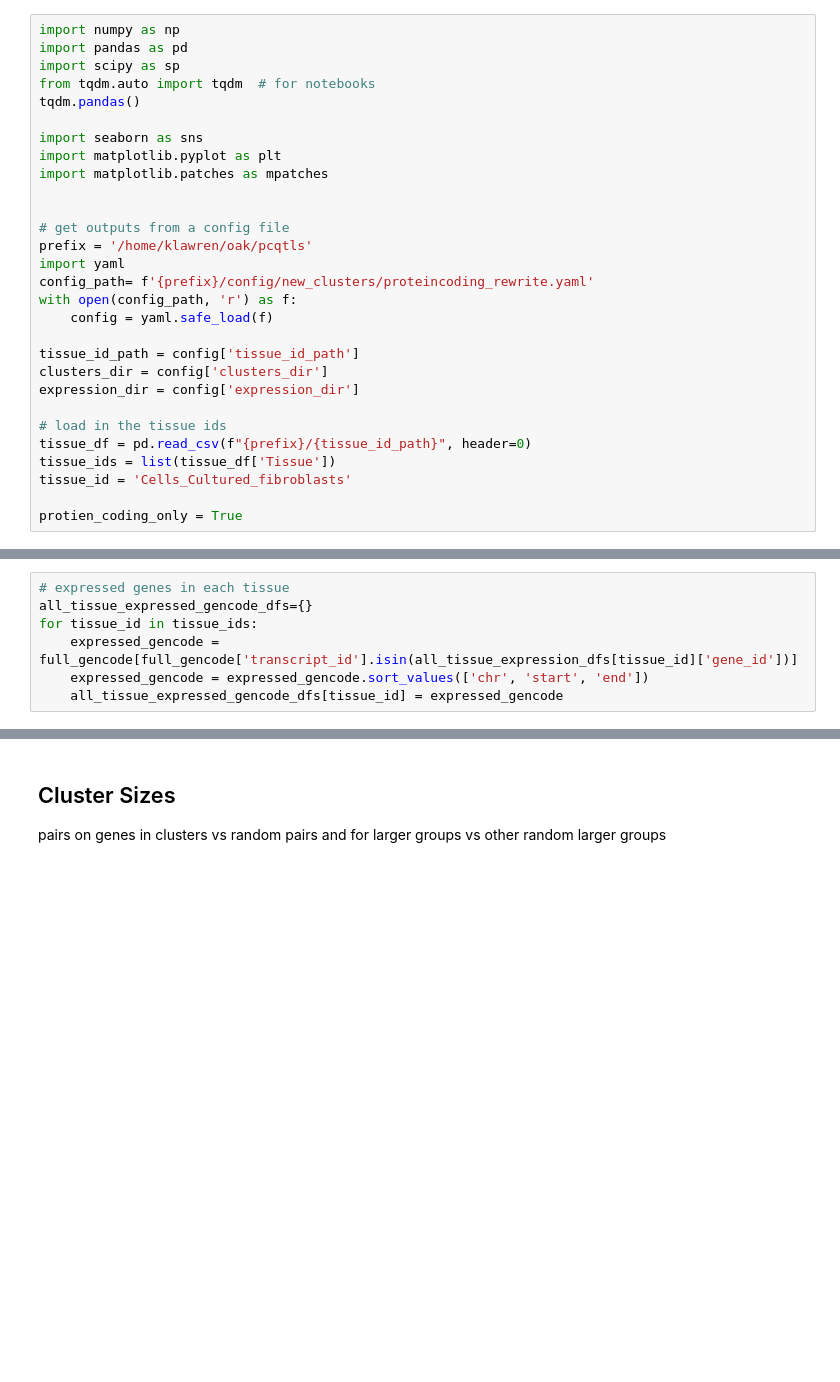
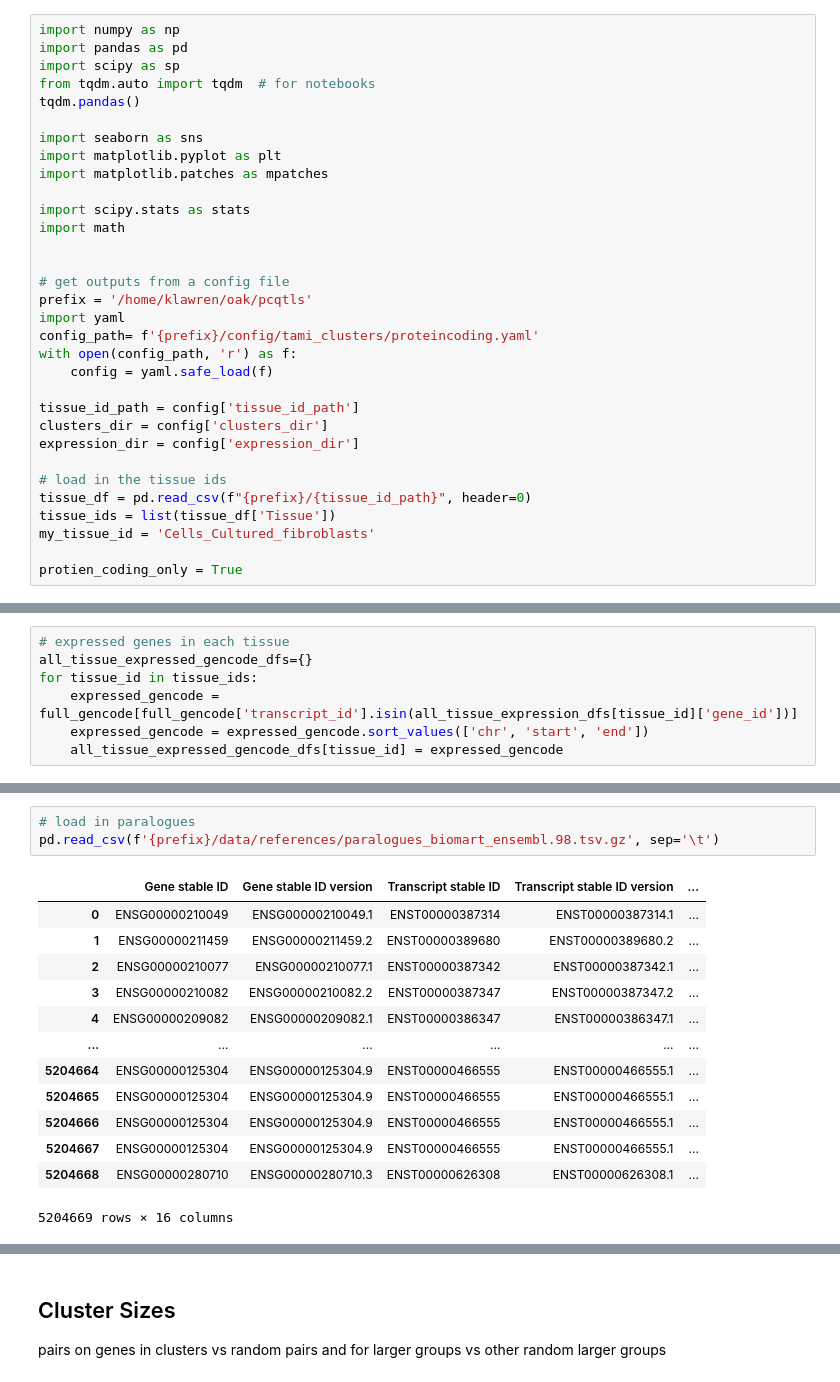
Before and after one commit to kal26/pcqtls, a Jupyter notebook: workflow/notebooks/cluster_analysis/cluster_annotation.ipynb, the cells around one changed output, grey strips where cells are left out. Cells and saved outputs as stored; diff of their text form; blank space fills up the shorter version.

Commit message:
cleaning up cluster annotaitons

```diff
--- a/workflow/notebooks/cluster_analysis/cluster_annotation.ipynb
+++ b/workflow/notebooks/cluster_analysis/cluster_annotation.ipynb
@@ -25,11 +25,14 @@ import seaborn as sns
 import matplotlib.pyplot as plt
 import matplotlib.patches as mpatches
 
+import scipy.stats as stats
+import math
+
 
 # get outputs from a config file
 prefix = '/home/klawren/oak/pcqtls'
 import yaml
-config_path= f'{prefix}/config/new_clusters/proteincoding_rewrite.yaml'
+config_path= f'{prefix}/config/tami_clusters/proteincoding.yaml'
 with open(config_path, 'r') as f:
     config = yaml.safe_load(f)
 
@@ -40,7 +43,7 @@ expression_dir = config['expression_dir']
 # load in the tissue ids
 tissue_df = pd.read_csv(f"{prefix}/{tissue_id_path}", header=0)
 tissue_ids = list(tissue_df['Tissue'])
-tissue_id = 'Cells_Cultured_fibroblasts'
+my_tissue_id = 'Cells_Cultured_fibroblasts'
 
 protien_coding_only = True
 # %% [markdown]
@@ -101,0 +110,17 @@ for tissue_id in tissue_ids:
+# %%
+# load in paralogues
+pd.read_csv(f'{prefix}/data/references/paralogues_biomart_ensembl.98.tsv.gz', sep='\t')
+# %% [output]
+|  | Gene stable ID | Gene stable ID version | Transcript stable ID | Transcript stable ID version | ... |
+| 0 | ENSG00000210049 | ENSG00000210049.1 | ENST00000387314 | ENST00000387314.1 | ... |
+| 1 | ENSG00000211459 | ENSG00000211459.2 | ENST00000389680 | ENST00000389680.2 | ... |
+| 2 | ENSG00000210077 | ENSG00000210077.1 | ENST00000387342 | ENST00000387342.1 | ... |
+| 3 | ENSG00000210082 | ENSG00000210082.2 | ENST00000387347 | ENST00000387347.2 | ... |
+| 4 | ENSG00000209082 | ENSG00000209082.1 | ENST00000386347 | ENST00000386347.1 | ... |
+| ... | ... | ... | ... | ... | ... |
+| 5204664 | ENSG00000125304 | ENSG00000125304.9 | ENST00000466555 | ENST00000466555.1 | ... |
+| 5204665 | ENSG00000125304 | ENSG00000125304.9 | ENST00000466555 | ENST00000466555.1 | ... |
+| 5204666 | ENSG00000125304 | ENSG00000125304.9 | ENST00000466555 | ENST00000466555.1 | ... |
+| 5204667 | ENSG00000125304 | ENSG00000125304.9 | ENST00000466555 | ENST00000466555.1 | ... |
+| 5204668 | ENSG00000280710 | ENSG00000280710.3 | ENST00000626308 | ENST00000626308.1 | ... |
+5204669 rows × 16 columns
```
Also changed, not shown: parts of 32 cells of this notebook, 1 other file.
